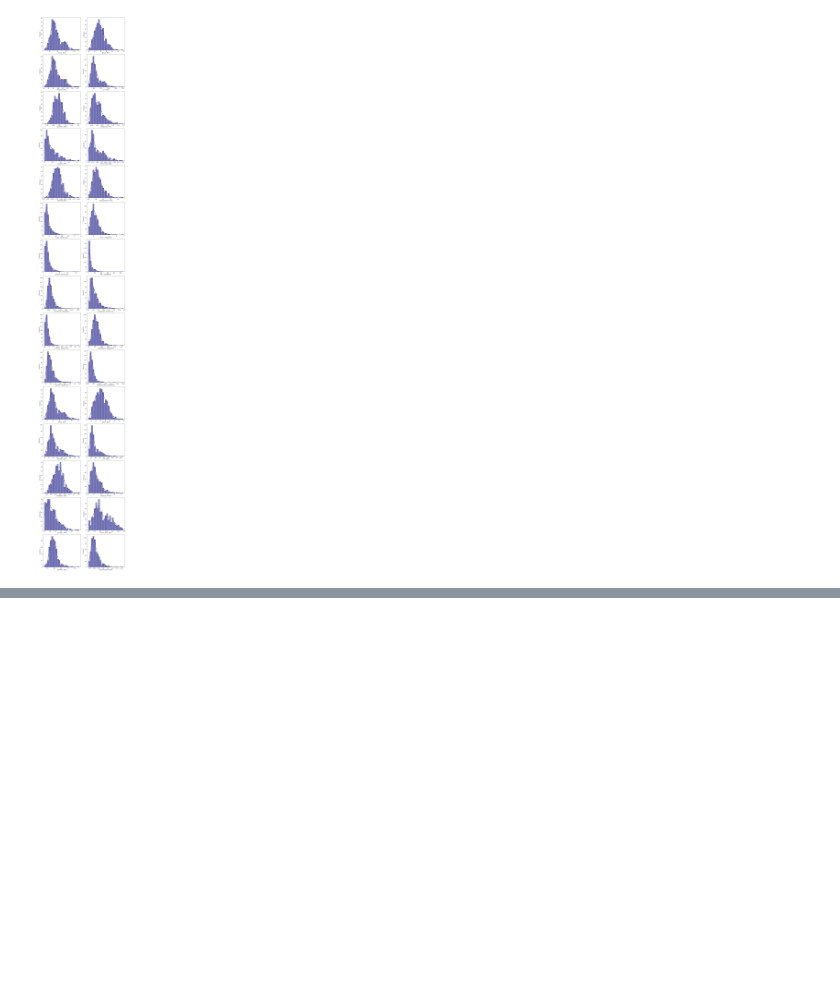
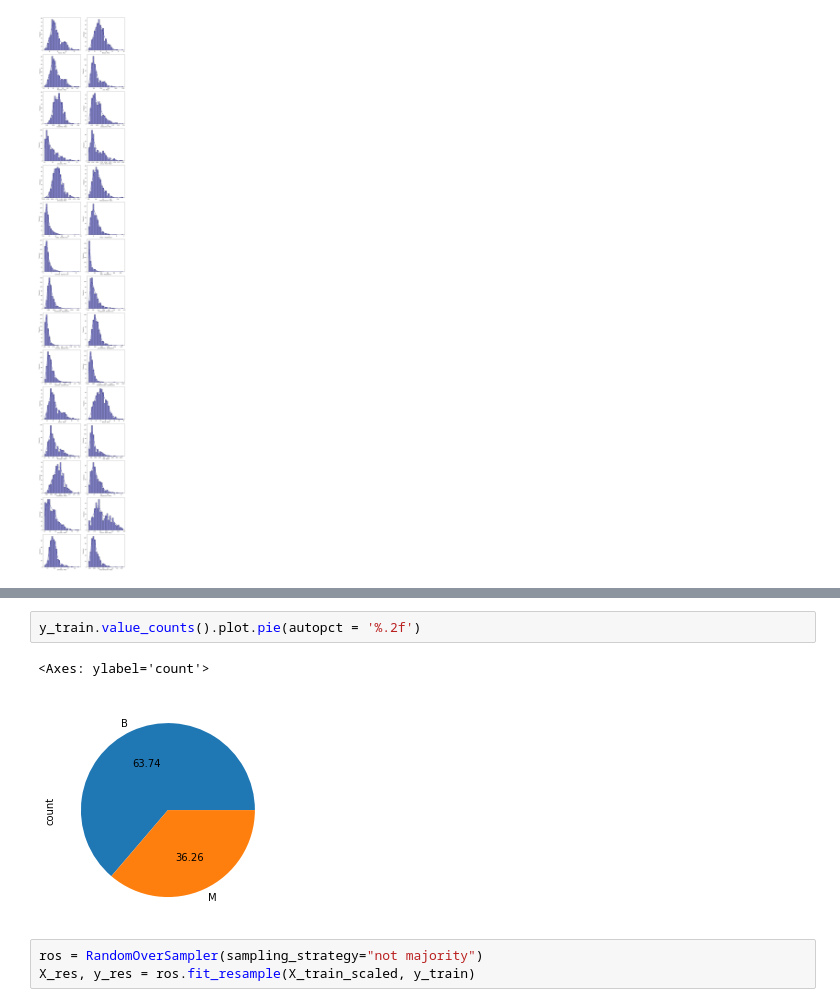
Before and after one commit to Bolajiemmanuel01/DS_Python_projects, a Jupyter notebook: Breast_Cancer_prediction/breast.ipynb, the cells around one changed output, grey strips where cells are left out. Saved outputs shown, nothing was run; the diff lists cells and outputs as text; blank space fills up the shorter version.

```diff
--- a/Breast_Cancer_prediction/breast.ipynb
+++ b/Breast_Cancer_prediction/breast.ipynb
@@ -244,0 +244,8 @@ Name: diagnosis, Length: 569, dtype: object
+# %%
+y_train.value_counts().plot.pie(autopct = '%.2f')
+# %% [output]
+<Axes: ylabel='count'>
+[figure, added]
+# %%
+ros = RandomOverSampler(sampling_strategy="not majority")
+X_res, y_res = ros.fit_resample(X_train_scaled, y_train)
```
Also changed, not shown: parts of 13 cells of this notebook.
